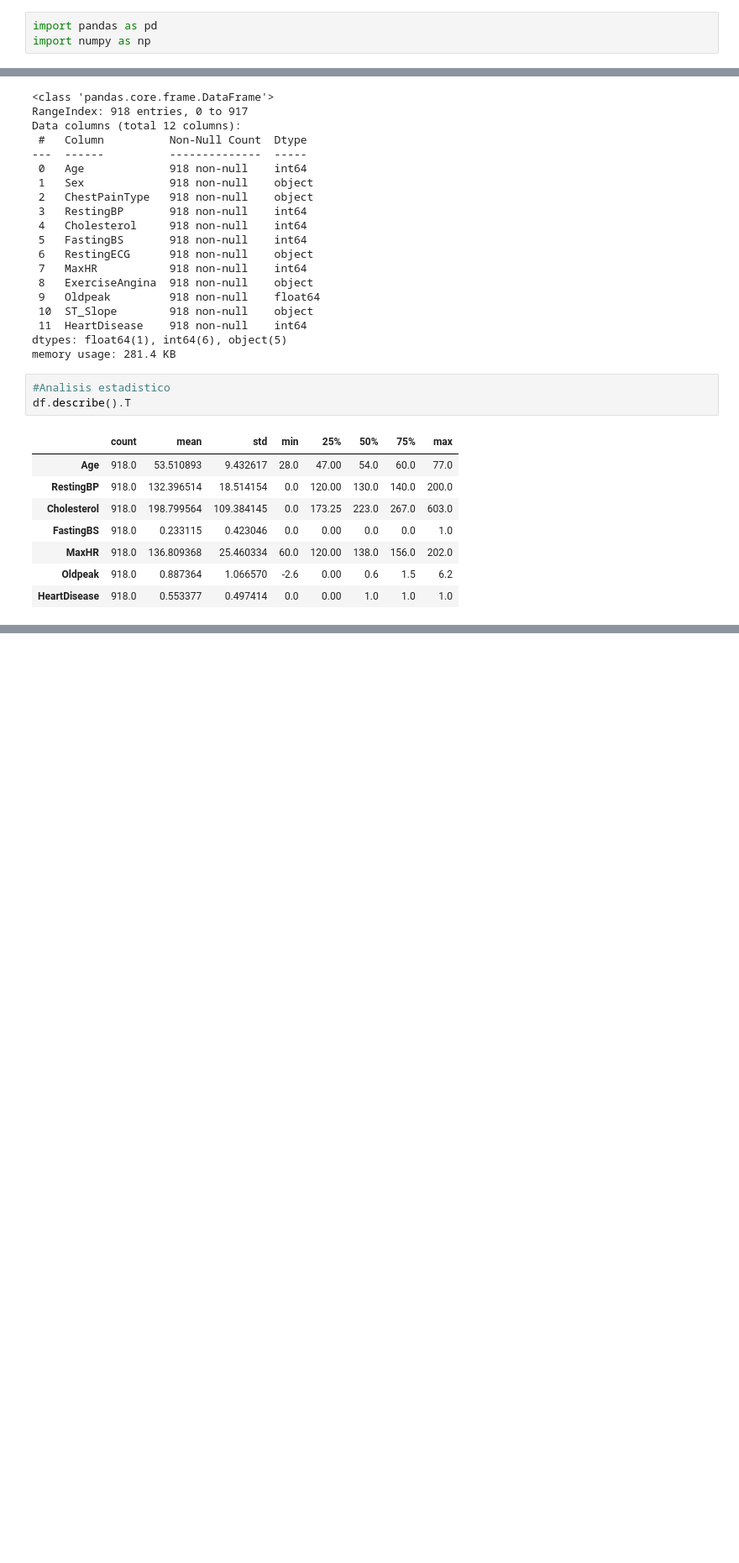
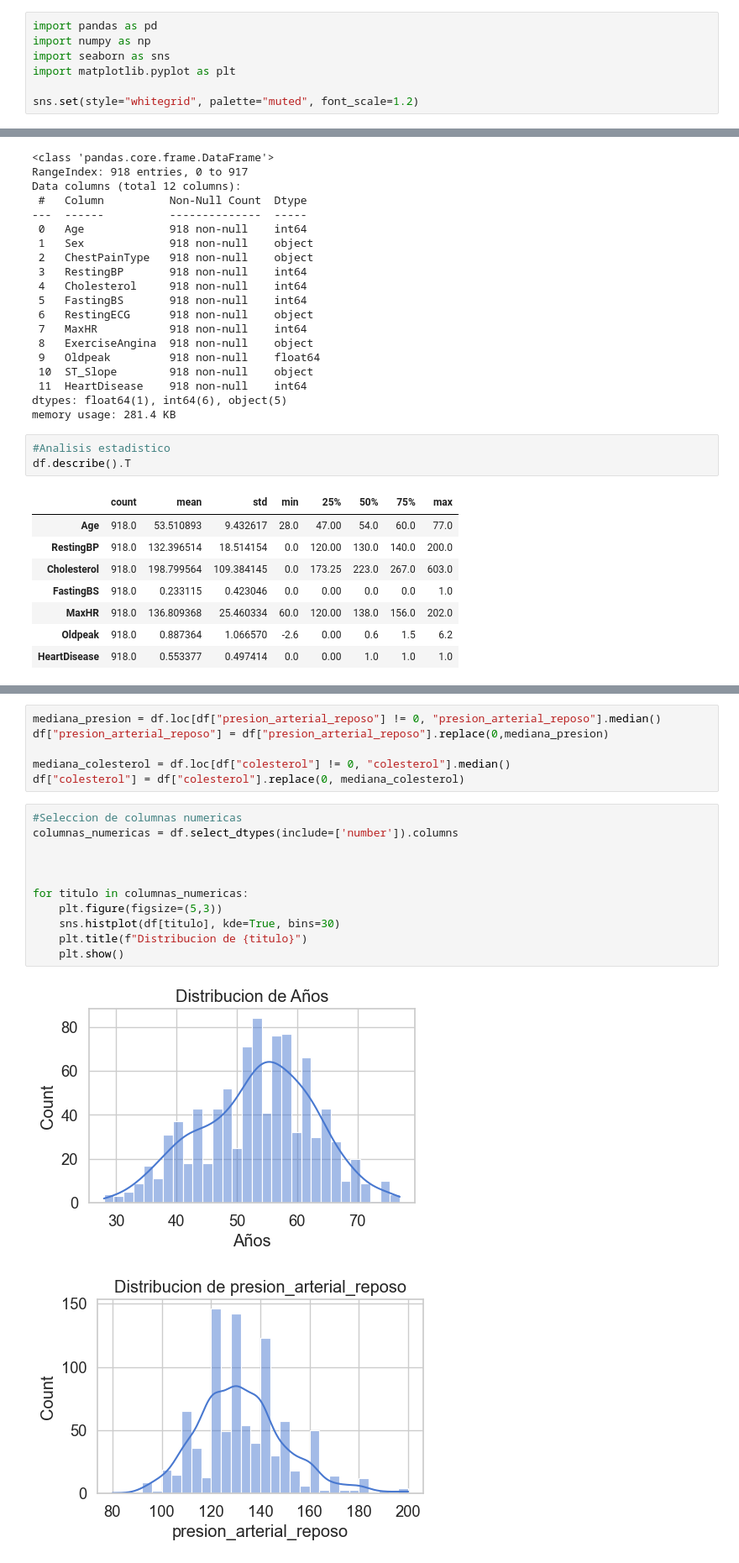
Before and after one commit to kevmatres/EDA_heart, a Jupyter notebook: notebook/notebook_eda_heart.ipynb, the cells around one changed output, grey strips where cells are left out. Shown: that part at 84% size. Saved outputs shown, nothing was run; the diff lists cells and outputs as text; blank space fills up the shorter version.

```diff
--- a/notebook/notebook_eda_heart.ipynb
+++ b/notebook/notebook_eda_heart.ipynb
@@ -1,6 +1,10 @@
 # %%
 import pandas as pd
 import numpy as np
+import seaborn as sns
+import matplotlib.pyplot as plt
+
+sns.set(style="whitegrid", palette="muted", font_scale=1.2)
 # %%
 df = pd.read_csv("../data/heart.csv")
 df.head()
@@ -96,0 +102,20 @@ df
+# %%
+mediana_presion = df.loc[df["presion_arterial_reposo"] != 0, "presion_arterial_reposo"].median()
+df["presion_arterial_reposo"] = df["presion_arterial_reposo"].replace(0,mediana_presion)
+
+mediana_colesterol = df.loc[df["colesterol"] != 0, "colesterol"].median()
+df["colesterol"] = df["colesterol"].replace(0, mediana_colesterol)
+# %%
+#Seleccion de columnas numericas
+columnas_numericas = df.select_dtypes(include=['number']).columns
+
+
+
+for titulo in columnas_numericas:
+    plt.figure(figsize=(5,3))
+    sns.histplot(df[titulo], kde=True, bins=30)
+    plt.title(f"Distribucion de {titulo}")
+    plt.show()
+# %% [output]
+[figure, added]
+[figure, added]
```
Also changed, not shown: parts of 4 cells of this notebook.
